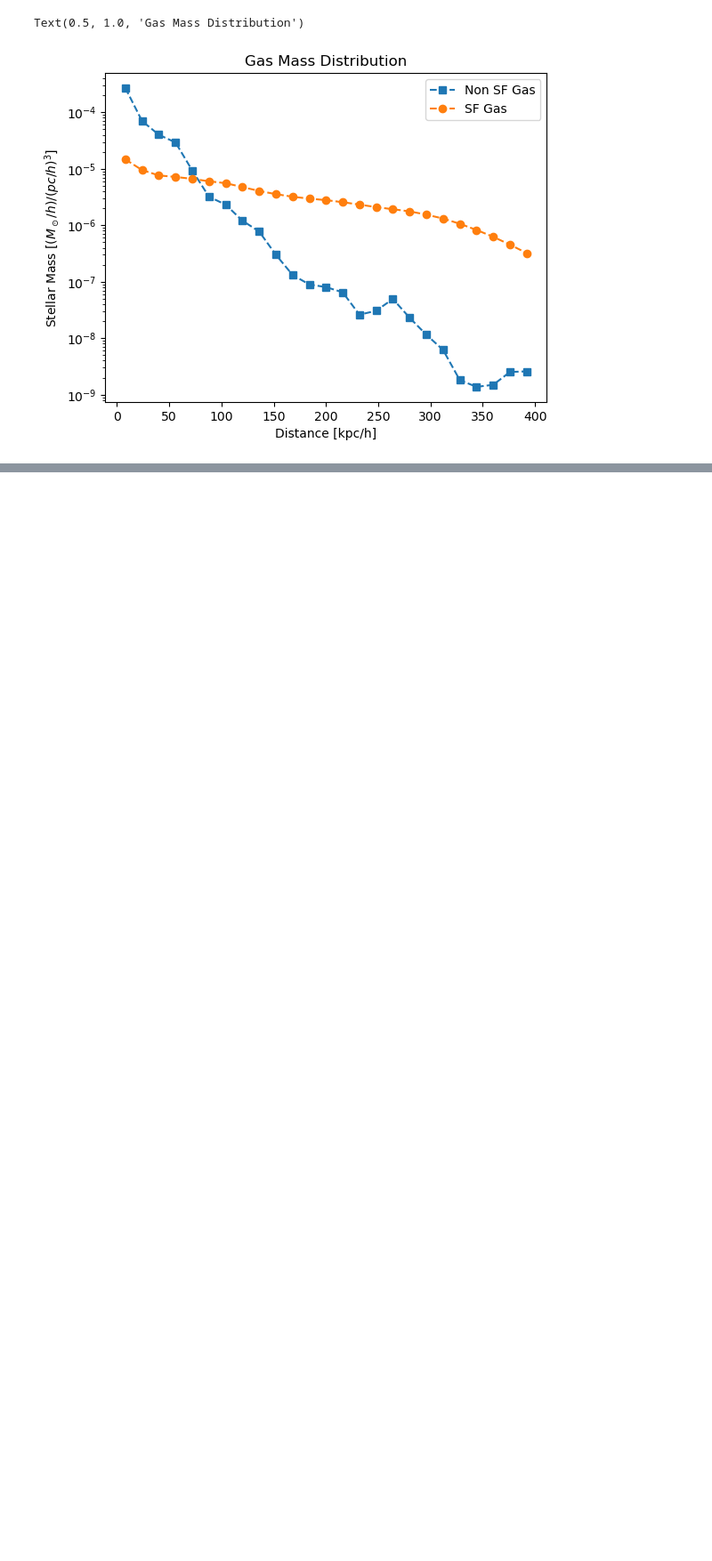
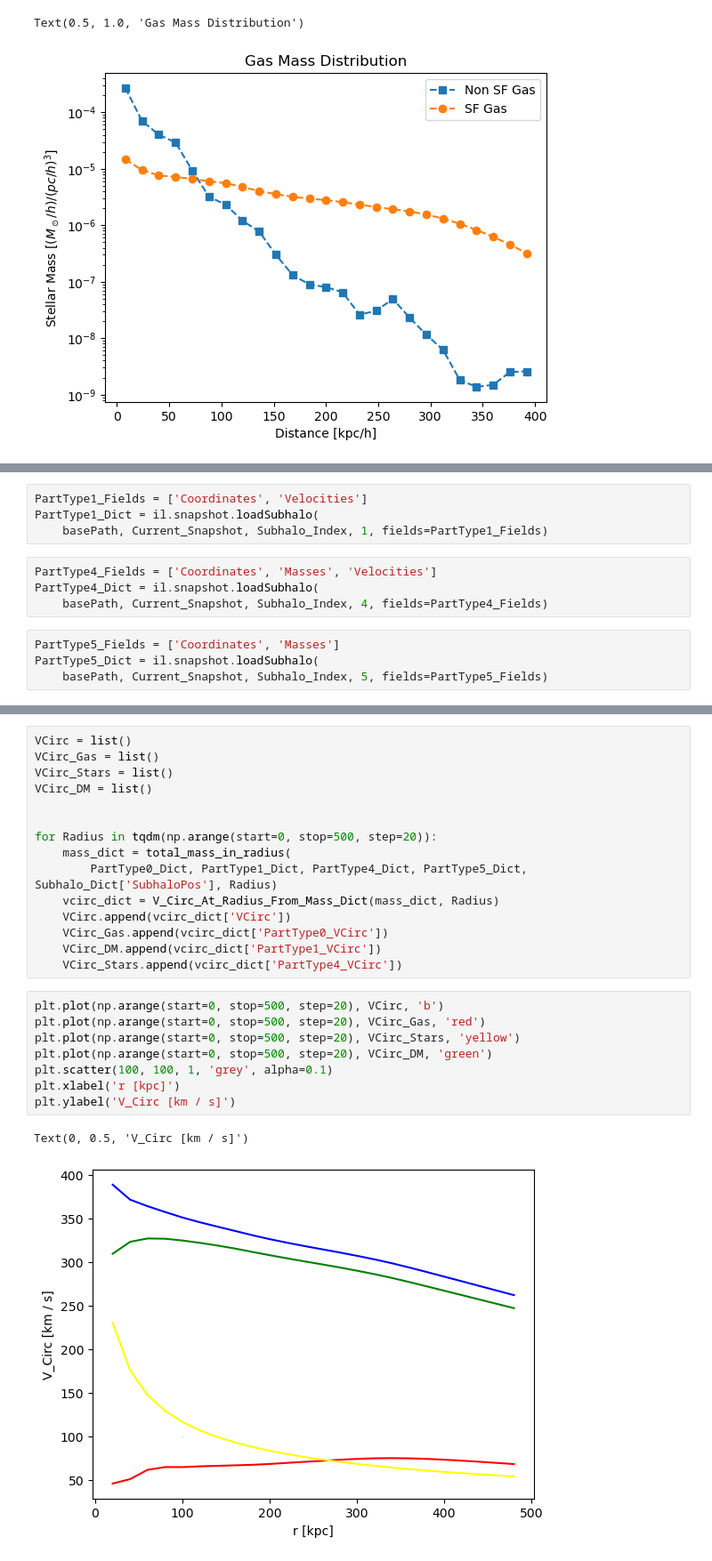
Before and after one commit to XingyaoCai/HI-Clumps, a Jupyter notebook: Galaxy_329508_Profile.ipynb, the cells around one changed output, grey strips where cells are left out. Shown at 89% size. Cells and saved outputs as stored; diff of their text form; blank space fills up the shorter version.

```diff
--- a/Galaxy_329508_Profile.ipynb
+++ b/Galaxy_329508_Profile.ipynb
@@ -115,0 +127,12 @@ array([0.30753136, 0.37469202, 0.5165472 , ..., 0.42320442, 0.23684102,
+# %%
+PartType1_Fields = ['Coordinates', 'Velocities']
+PartType1_Dict = il.snapshot.loadSubhalo(
+    basePath, Current_Snapshot, Subhalo_Index, 1, fields=PartType1_Fields)
+# %%
+PartType4_Fields = ['Coordinates', 'Masses', 'Velocities']
+PartType4_Dict = il.snapshot.loadSubhalo(
+    basePath, Current_Snapshot, Subhalo_Index, 4, fields=PartType4_Fields)
+# %%
+PartType5_Fields = ['Coordinates', 'Masses']
+PartType5_Dict = il.snapshot.loadSubhalo(
+    basePath, Current_Snapshot, Subhalo_Index, 5, fields=PartType5_Fields)
@@ -115,0 +194,26 @@ array([0.30753136, 0.37469202, 0.5165472 , ..., 0.42320442, 0.23684102,
+# %%
+VCirc = list()
+VCirc_Gas = list()
+VCirc_Stars = list()
+VCirc_DM = list()
+
+
+for Radius in tqdm(np.arange(start=0, stop=500, step=20)):
+    mass_dict = total_mass_in_radius(
+        PartType0_Dict, PartType1_Dict, PartType4_Dict, PartType5_Dict, Subhalo_Dict['SubhaloPos'], Radius)
+    vcirc_dict = V_Circ_At_Radius_From_Mass_Dict(mass_dict, Radius)
+    VCirc.append(vcirc_dict['VCirc'])
+    VCirc_Gas.append(vcirc_dict['PartType0_VCirc'])
+    VCirc_DM.append(vcirc_dict['PartType1_VCirc'])
+    VCirc_Stars.append(vcirc_dict['PartType4_VCirc'])
+# %%
+plt.plot(np.arange(start=0, stop=500, step=20), VCirc, 'b')
+plt.plot(np.arange(start=0, stop=500, step=20), VCirc_Gas, 'red')
+plt.plot(np.arange(start=0, stop=500, step=20), VCirc_Stars, 'yellow')
+plt.plot(np.arange(start=0, stop=500, step=20), VCirc_DM, 'green')
+plt.scatter(100, 100, 1, 'grey', alpha=0.1)
+plt.xlabel('r [kpc]')
+plt.ylabel('V_Circ [km / s]')
+# %% [output]
+Text(0, 0.5, 'V_Circ [km / s]')
+[figure, added]
```
Also changed, not shown: parts of 22 cells of this notebook.
